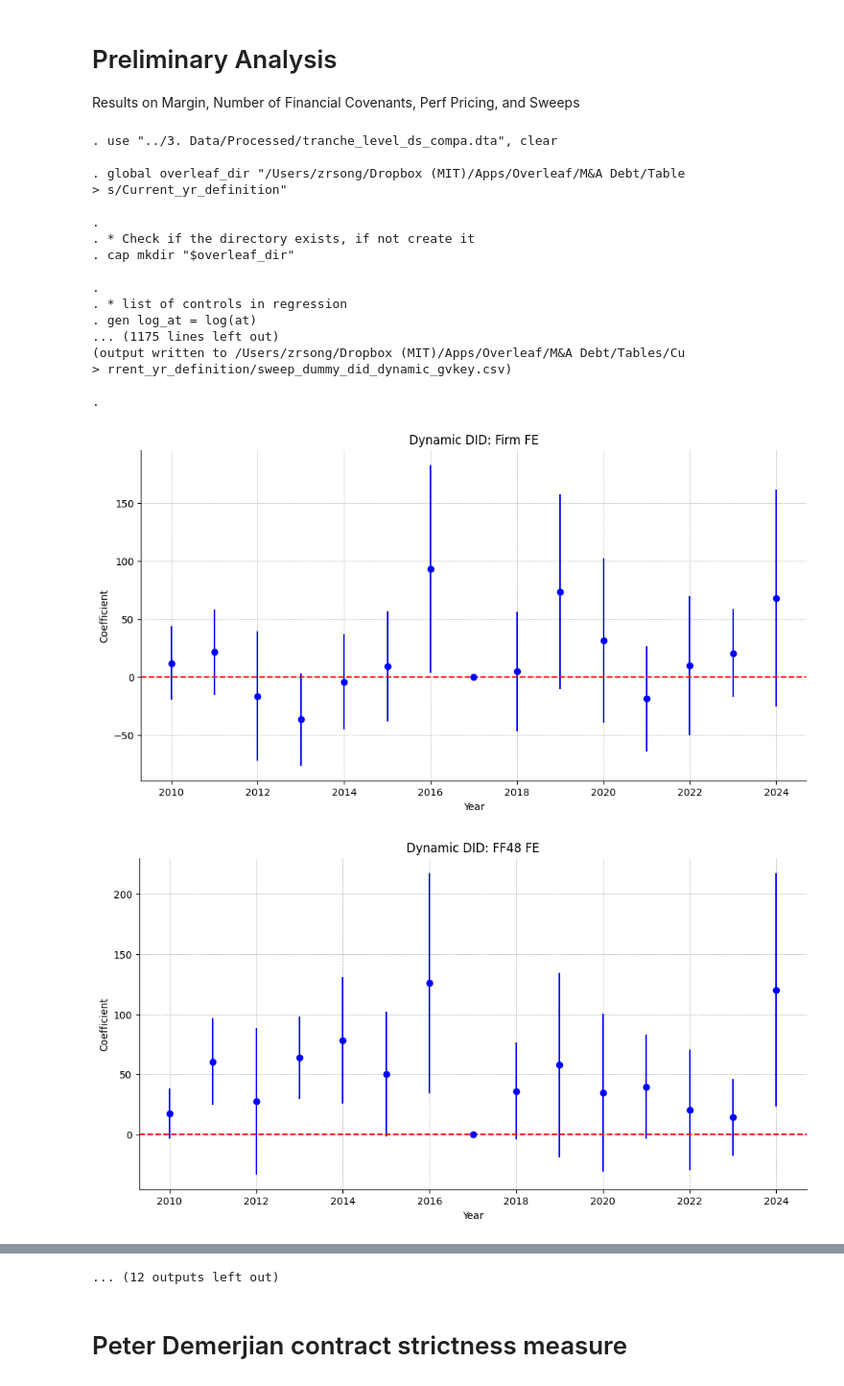
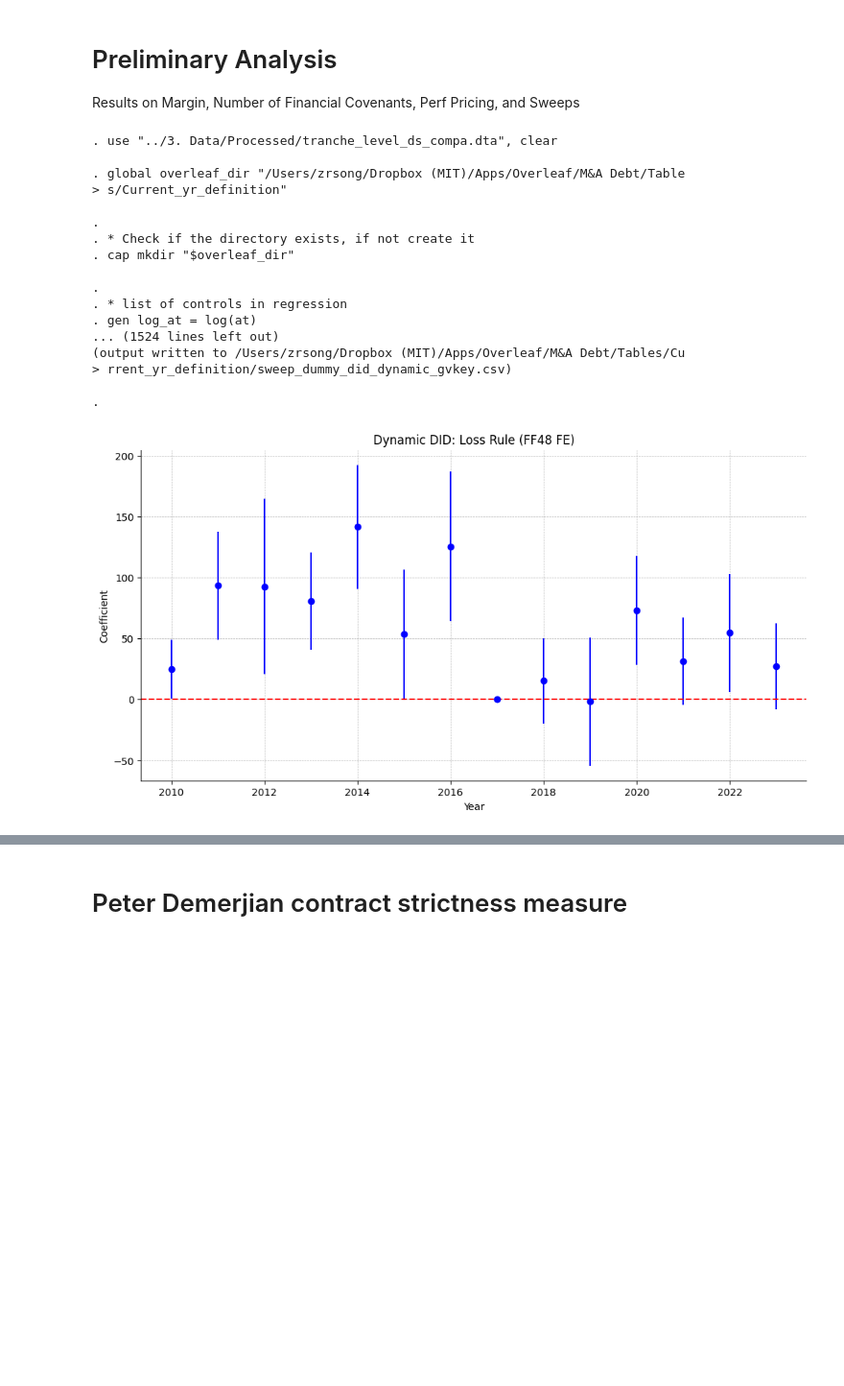
Before and after one commit to zirui-song/interest-deductibility-and-debt-contracting, a Jupyter notebook: Dealscan_Analysis.ipynb, the cells around one changed output, grey strips where cells are left out. Shown at 96% size. Drawn from its saved outputs; the diff is of its cells as text; code cells hidden in the pictures; blank space fills up the shorter version.

Commit message:
Results on Loss Rule Firms
1. Update descriptive figures and regression results for loss rule firms
2. Output only FF48 industry regressions

```diff
--- a/Dealscan_Analysis.ipynb
+++ b/Dealscan_Analysis.ipynb
@@ -791,6 +791,9 @@ tranche_level_ds_compa['maturity'] = (tranche_level_ds_compa['tranche_maturity_d
 
 # generate secured_dummy = 1 if secured is Yes
 tranche_level_ds_compa['secured_dummy'] = np.where(tranche_level_ds_compa['secured'] == 'Yes', 1, 0)
+
+# generate sponsor_dummy = 1 if sponsor is Nonmissing and 0 otherwise
+tranche_level_ds_compa['sponsor_dummy'] = np.where(tranche_level_ds_compa['sponsor'].notnull(), 1, 0)
 # %%
 # generate num_fin_cov that is the number of commas in all_covenants_financial + 1
 tranche_level_ds_compa['num_fin_cov'] = tranche_level_ds_compa['all_covenants_financial'].str.count(',') + 1
@@ -1421,7 +1435,13 @@ cap mkdir "$overleaf_dir"
 gen log_at = log(at)
 
 local controls "log_at cash_flows_by_at market_to_book ppent_by_at debt_by_at cash_by_at sales_growth dividend_payer z_score nol"
-local deal_controls "leveraged maturity deal_amount_converted secured_dummy tranche_type_dummy tranche_o_a_dummy"
+local deal_controls "leveraged maturity deal_amount_converted secured_dummy tranche_type_dummy tranche_o_a_dummy sponsor_dummy"
+
+# generate interaction between controls and post
+foreach var in `controls' {
+    gen `var'_post = `var' * post
+}
+local controls_post "`controls'_post"
 
 * label controls and treated, post, and treated_post
 label variable log_at "Log Total Assets"
@@ -1440,6 +1460,7 @@ label variable deal_amount_converted "Deal Amount (\$Million)"
 label variable secured_dummy "Secured"
 label variable tranche_type_dummy "Tranche Type"
 label variable tranche_o_a_dummy "Origination"
+label variable sponsor_dummy "Sponsored"
 
 label variable treated "Treated (30\% rule)"
 label variable post "Post"
@@ -1463,7 +1484,28 @@ reghdfe margin_bps treated treated_post `controls' `deal_controls', absorb(year
 estimates store m6
 
 * save the results (esttab) using overleaf_dir
-esttab m1 m2 m3 m4 m5 m6 using "$overleaf_dir/margin_did.tex", replace ///
+esttab m1 m3 m5 using "$overleaf_dir/margin_did.tex", replace ///
+nodepvars nomti nonum collabels(none) label b(3) se(3) parentheses ///
+star(* 0.10 ** 0.05 *** 0.01) ar2 plain lines fragment noconstant
+est clear
+
+*** DID regressions (Loss Rule Only) ***
+
+reghdfe margin_bps treated_loss treated_loss_post, absorb(year ff_48) vce(cluster gvkey)
+estimates store m1
+reghdfe margin_bps treated_loss treated_loss_post, absorb(year gvkey) vce(cluster gvkey)
+estimates store m2
+reghdfe margin_bps treated_loss treated_loss_post `controls', absorb(year ff_48) vce(cluster gvkey)
+estimates store m3
+reghdfe margin_bps treated_loss treated_loss_post `controls', absorb(year gvkey) vce(cluster gvkey)
+estimates store m4
+reghdfe margin_bps treated_loss treated_loss_post `controls' `deal_controls', absorb(year ff_48) vce(cluster gvkey)
+estimates store m5
+reghdfe margin_bps treated_loss treated_loss_post `controls' `deal_controls', absorb(year gvkey) vce(cluster gvkey)
+estimates store m6
+
+* save the results (esttab) using overleaf_dir
+esttab m1 m3 m5 using "$overleaf_dir/margin_did_loss.tex", replace ///
 nodepvars nomti nonum collabels(none) label b(3) se(3) parentheses ///
 star(* 0.10 ** 0.05 *** 0.01) ar2 plain lines fragment noconstant
 est clear
@@ -1483,12 +1525,21 @@ reghdfe margin_bps treated treated_loss treated_post treated_loss_post `controls
 estimates store m6
 
 * save the results (esttab) using overleaf_dir
-esttab m1 m2 m3 m4 m5 m6 using "$overleaf_dir/margin_did_both_rule.tex", replace ///
+esttab m1 m3 m5 using "$overleaf_dir/margin_did_both_rule.tex", replace ///
 nodepvars nomti nonum collabels(none) label b(3) se(3) parentheses ///
 star(* 0.10 ** 0.05 *** 0.01) ar2 plain lines fragment noconstant
 
 *********** Dynamic Regressions ***********
-local dynamic_treated "treated_year_2010 treated_year_2011 treated_year_2012 treated_year_2013 treated_year_2014 treated_year_2015 treated_year_2016 treated_year_2018 treated_year_2019 treated_year_2020 treated_year_2021 treated_year_2022 treated_year_2023 treated_year_2024"
+local dynamic_treated "treated_year_2010 treated_year_2011 treated_year_2012 treated_year_2013 treated_year_2014 treated_year_2015 treated_year_2016 treated_year_2018 treated_year_2019 treated_year_2020 treated_year_2021 treated_year_2022 treated_year_2023"
+local dynamic_treated_loss "treated_loss_year_2010 treated_loss_year_2011 treated_loss_year_2012 treated_loss_year_2013 treated_loss_year_2014 treated_loss_year_2015 treated_loss_year_2016 treated_loss_year_2018 treated_loss_year_2019 treated_loss_year_2020 treated_loss_year_2021 treated_loss_year_2022 treated_loss_year_2023"
+
+*** Loss Rule ***
+reghdfe margin_bps `dynamic_treated_loss' `controls' `deal_controls', absorb(year ff_48) vce(cluster ff_48)
+mat c = e(b)'
+mata st_matrix("srdvcovbt",sqrt(diagonal(st_matrix("e(V)"))))
+mat res = c , srdvcovbt
+
+esttab mat(res) using "$overleaf_dir/margin_did_dynamic_loss_ff48.csv", replace mlab(none)
 
 reghdfe margin_bps `dynamic_treated' `controls' `deal_controls', absorb(year ff_48) vce(cluster ff_48)
 mat c = e(b)'
@@ -1561,7 +1612,7 @@ esttab mat(res) using "$overleaf_dir/sweep_dummy_did_dynamic_gvkey.csv", replace
 .
 . * list of controls in regression
 . gen log_at = log(at)
-... (1175 lines left out)
+... (1524 lines left out)
 (output written to /Users/zrsong/Dropbox (MIT)/Apps/Overleaf/M&A Debt/Tables/Cu
 > rrent_yr_definition/sweep_dummy_did_dynamic_gvkey.csv)
 
@@ -1577,42 +1628,46 @@ def plot_dynamic_did(filename, definition, title):
     result.columns = ['Year', 'Coefficient', 'Standard Error']
 
     # keep only the rows with treated_year
-    result = result[result['Year'].str.startswith('treated_year')]
+    result = result[result['Year'].str.startswith('treated_')]
 
     # destring the Year column
-    result['Year'] = result['Year'].str.replace('treated_year_', '').str.replace('"', '').astype(int)
+    #result['Year'] = result['Year'].str.replace('treated_year_', '').str.replace('"', '').astype(int)
+    result['Year'] = result['Year'].str.replace(r'^.*year_', '', regex=True).str.replace('"', '').astype(int)
 
     # Clean and convert coefficient and standard error columns
     result['Coefficient'] = result['Coefficient'].str.replace('"', '').astype(float)
     result['Standard Error'] = result['Standard Error'].str.replace('"', '').astype(float)
 
     # Plot the dynamic treatment effect (Coefficient across years with 1.96 standard error bands)
     plt.figure(figsize=(12, 6))
     plt.errorbar(result['Year'], result['Coefficient'], yerr=1.96*result['Standard Error'], fmt='o', color='blue')
     plt.axhline(y=0, color='red', linestyle='--')
     plt.scatter(2017, 0, color='blue', zorder=5)  # Add a dot in year 2017 at 0
     plt.title(title)
     plt.xlabel('Year')
     plt.ylabel('Coefficient')
     plt.grid(True, linestyle='--', linewidth=0.5)
     sns.despine()
     plt.savefig(f'{overleaf_dir}/Figures/{definition}/{filename}.png')
     # close the plot to save memory
     # plt.close()
 
+
+
 def plot_all_dynamic_did(definition):
     plot_dynamic_did('margin_did_dynamic_gvkey', definition, 'Dynamic DID: Firm FE')
     plot_dynamic_did('margin_did_dynamic_ff48', definition, 'Dynamic DID: FF48 FE')
     plot_dynamic_did('num_fin_cov_did_dynamic_gvkey', definition, 'Dynamic DID: Num of Financial Covenants (Firm FE)')
     plot_dynamic_did('num_fin_cov_did_dynamic_ff48', definition, 'Dynamic DID: Num of Financial Covenants (FF48 FE)')
     plot_dynamic_did('perf_pricing_dummy_did_dynamic_gvkey', definition, 'Dynamic DID: Performance Pricing (Firm FE)')
     plot_dynamic_did('perf_pricing_dummy_did_dynamic_ff48', definition, 'Dynamic DID: Performance Pricing (FF48 FE)')
     plot_dynamic_did('sweep_dummy_did_dynamic_gvkey', definition, 'Dynamic DID: Sweep (Firm FE)')
     plot_dynamic_did('sweep_dummy_did_dynamic_ff48', definition, 'Dynamic DID: Sweep (FF48 FE)')
 
-plot_all_dynamic_did('Current_yr_definition')
-plot_all_dynamic_did('Prev_3yr_definition')
-plot_all_dynamic_did('Prev_5yr_definition')
+#plot_all_dynamic_did('Current_yr_definition')
+#plot_all_dynamic_did('Prev_3yr_definition')
+#plot_all_dynamic_did('Prev_5yr_definition')
+
+plot_dynamic_did('margin_did_dynamic_loss_ff48', 'Current_yr_definition', 'Dynamic DID: Loss Rule (FF48 FE)')
 # %% [output]
-[figure, old version]
+[figure, new version]
-[figure, removed]
@@ -1629,4 +1674,3 @@ plot_all_dynamic_did('Prev_5yr_definition')
-... (12 outputs left out)
 # %% [markdown]
 # Peter Demerjian contract strictness measure
 # %%
```
Also changed, not shown: parts of 4 cells of this notebook.
